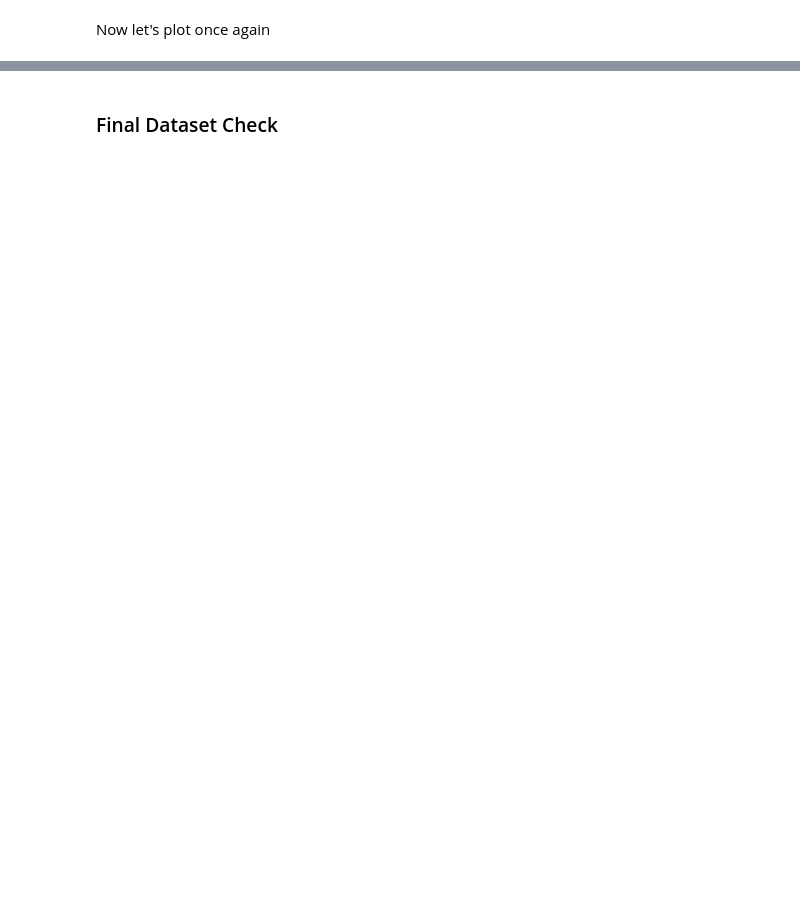
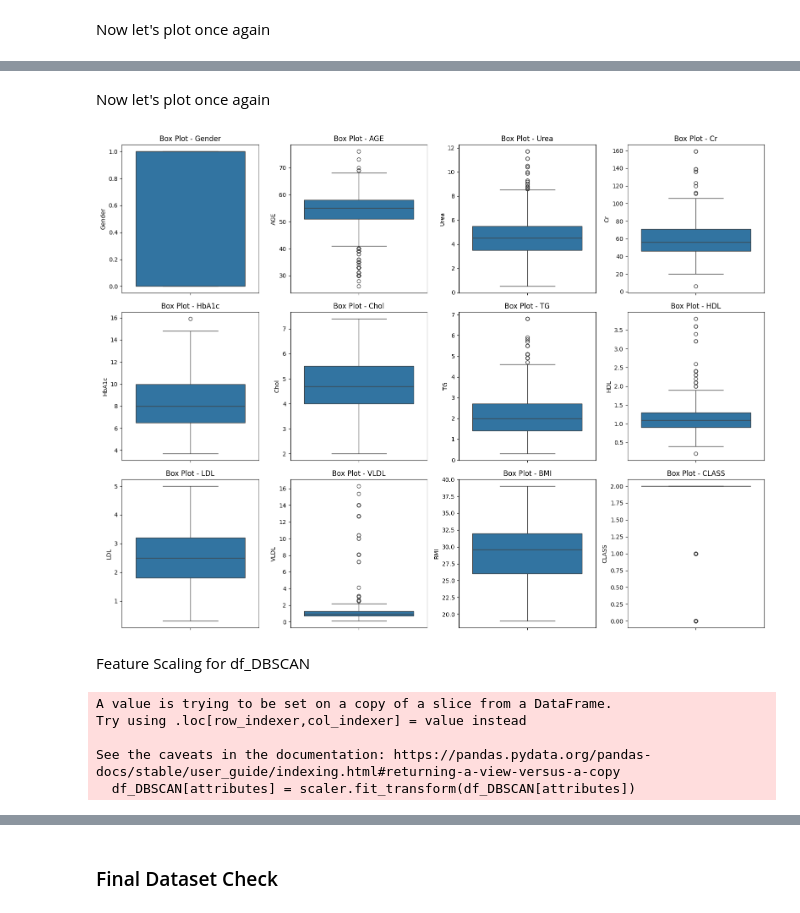
Before and after one commit to MoBialyy/diabetes-risk-prediction, a Jupyter notebook: Project_DataMining.ipynb, the cells around one changed output, grey strips where cells are left out. Saved outputs shown, nothing was run; the diff lists cells and outputs as text; code cells hidden in the pictures; blank space fills up the shorter version.

```diff
--- a/Project_DataMining.ipynb
+++ b/Project_DataMining.ipynb
@@ -165,0 +476,2 @@ print(df_cleaned.head())
+# %%
+df_IQR_2[attributes] = scaler.fit_transform(df_IQR_2[attributes])
@@ -165,0 +603,3 @@ print(df_cleaned.head())
+# %%
+df_DBSCAN = remove_outliers_dbscan(df_cleaned, attributes, numerical_columns, eps=1.5, min_samples=5)
+df_DBSCAN
@@ -165,0 +624,24 @@ print(df_cleaned.head())
+# %% [markdown]
+Now let's plot once again
+# %%
+plt.figure(figsize=(16, 12))
+
+for i, col in enumerate(attributes, start=1):
+    plt.subplot(3, 4, i)
+    sns.boxplot(y=df_DBSCAN[col])
+    plt.title(f'Box Plot - {col}')
+
+plt.tight_layout()
+plt.show()
+# %% [output]
+[figure, added]
+# %% [markdown]
+Feature Scaling for df_DBSCAN
+# %%
+df_DBSCAN[attributes] = scaler.fit_transform(df_DBSCAN[attributes])
+# %% [output]
+A value is trying to be set on a copy of a slice from a DataFrame.
+Try using .loc[row_indexer,col_indexer] = value instead
+
+See the caveats in the documentation: https://pandas.pydata.org/pandas-docs/stable/user_guide/indexing.html#returning-a-view-versus-a-copy
+  df_DBSCAN[attributes] = scaler.fit_transform(df_DBSCAN[attributes])
```
Also changed, not shown: parts of 150 cells of this notebook.
